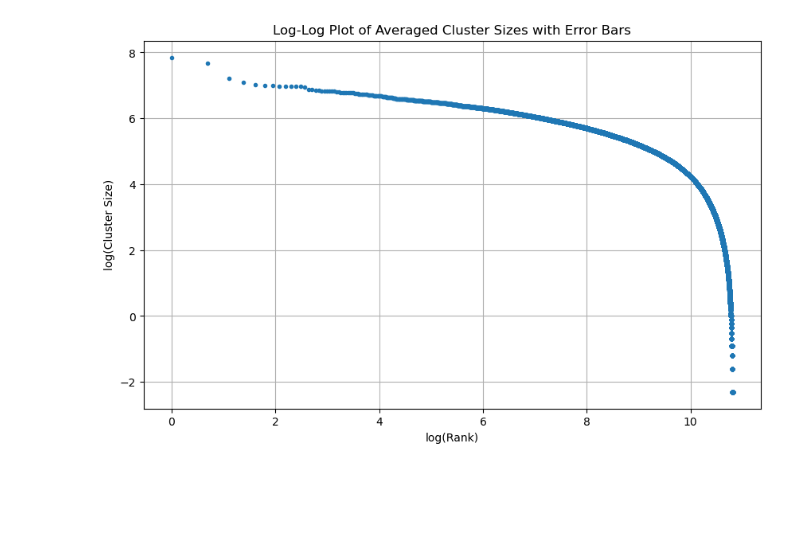
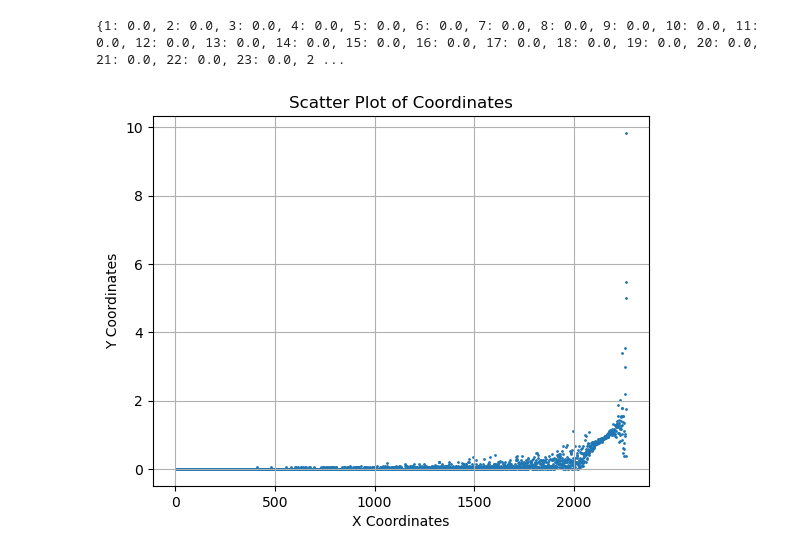
Before and after one commit to Isi2000/SANDPILE, a Jupyter notebook: sandpile_model.ipynb, the cells around one changed output. Saved outputs shown, nothing was run; the diff lists cells and outputs as text; code cells hidden in the pictures; blank space fills up the shorter version.

```diff
--- a/sandpile_model.ipynb
+++ b/sandpile_model.ipynb
@@ -101,20 +90,50 @@ average, std_dev = average_data(all_simulation_data)
-# %%
-# Sort the data and standard deviation
-sorted_indices = np.argsort(average)[::-1]
-
-sorted_data = average[sorted_indices]
-sorted_std_dev = std_dev[sorted_indices]
-
-# Log-transform the data
-
-# Plot the results with error bars
-plt.figure(figsize=(10, 6))
-plt.errorbar(np.log(np.arange(0, len(sorted_data))), np.log(sorted_data),  fmt='o', capsize=5, markersize=3)
-plt.xlabel('log(Rank)')
-plt.ylabel('log(Cluster Size)')
-plt.title('Log-Log Plot of Averaged Cluster Sizes with Error Bars')
-plt.grid(True)
-plt.show()
-# %% [output]
-[figure, removed]
+# %%
+grid_size = 30
+num_grains = 50000
+num_simulations = 10
+
+s = multiple_simulations(grid_size=grid_size, num_grains=num_grains, num_simulations=num_simulations)
+# %%
+list_of_slope_dicts = []
+for sandpile in s:
+    d = {}
+    for key, value in sandpile.slope_data.items():
+        d[key] = np.mean(value)
+
+    list_of_slope_dicts.append(d)
+# %%
+sum_dict = {}
+count_dict = {}
+
+# Iterate through each dictionary in the list
+for d in list_of_slope_dicts:
+    for key, value in d.items():
+        if key in sum_dict:
+            sum_dict[key] += value
+            count_dict[key] += 1
+        else:
+            sum_dict[key] = value
+            count_dict[key] = 1
+
+# Calculate the mean for each key
+mean_dict = {key: sum_dict[key] / count_dict[key] for key in sum_dict}
+
+# Print the resulting dictionary
+print(mean_dict)
+# %% [output]
+{1: 0.0, 2: 0.0, 3: 0.0, 4: 0.0, 5: 0.0, 6: 0.0, 7: 0.0, 8: 0.0, 9: 0.0, 10: 0.0, 11: 0.0, 12: 0.0, 13: 0.0, 14: 0.0, 15: 0.0, 16: 0.0, 17: 0.0, 18: 0.0, 19: 0.0, 20: 0.0, 21: 0.0, 22: 0.0, 23: 0.0, 2 ...
+# %%
+
+x_coords = list(mean_dict.keys())[:]
+y_coords = list(mean_dict.values())[:]
+
+# Plotting the coordinates
+plt.scatter(x_coords, y_coords, marker='o', s=1)
+plt.title('Scatter Plot of Coordinates')
+plt.xlabel('X Coordinates')
+plt.ylabel('Y Coordinates')
+plt.grid(True)
+plt.show()
+# %% [output]
+[figure, added]
 # %%
```
Also changed, not shown: parts of 10 cells of this notebook.
